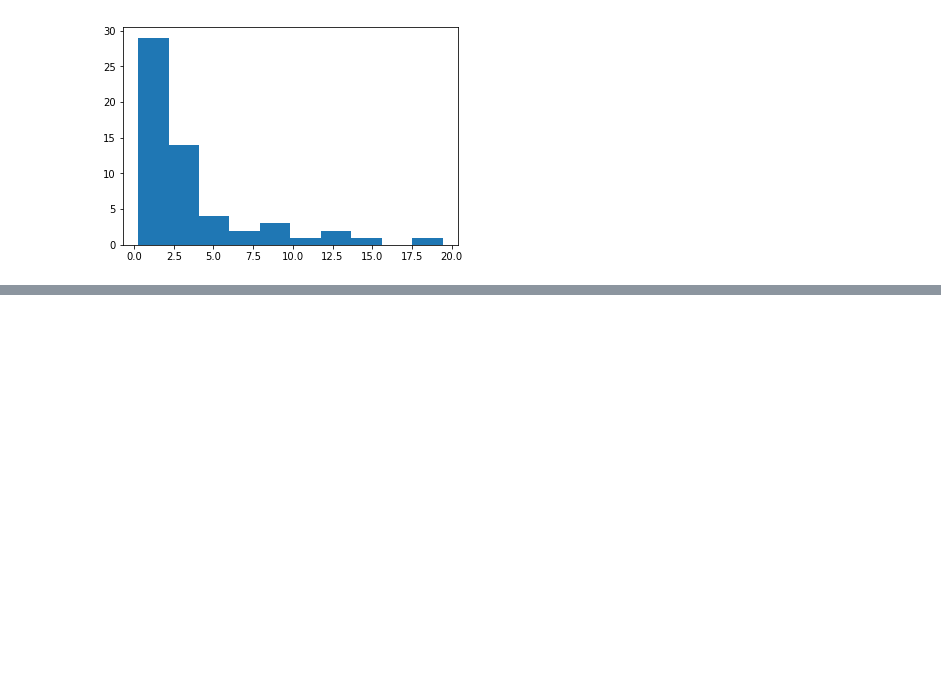
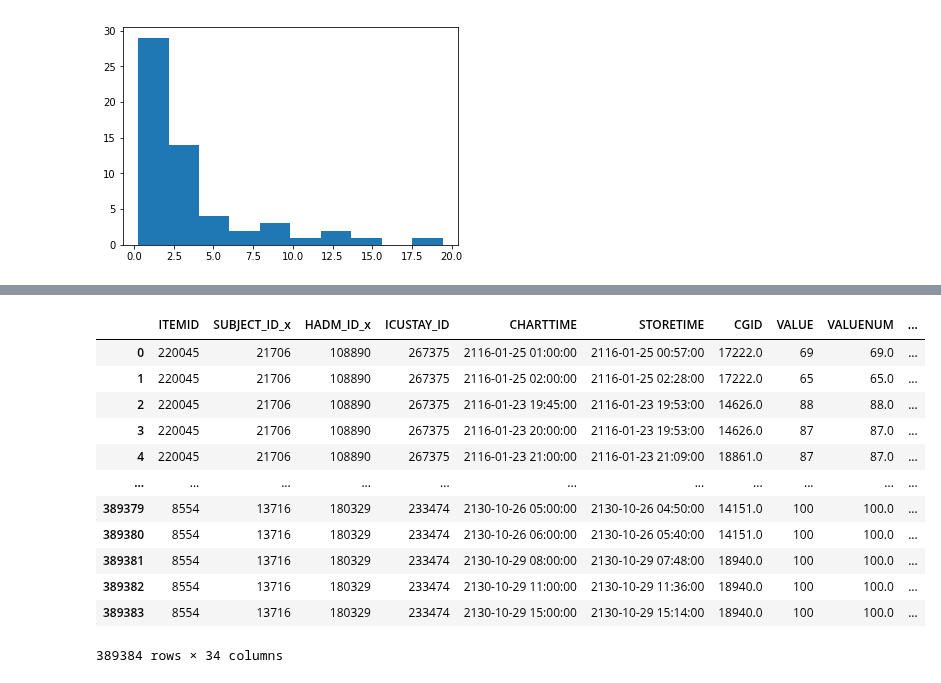
Before and after one commit to adit98/tbi, a Jupyter notebook: notebooks/MIMIC_Data_Processing.ipynb, the cells around one changed output, grey strips where cells are left out. Cells and saved outputs as stored; diff of their text form; code cells hidden in the pictures; blank space fills up the shorter version.

```diff
--- a/notebooks/MIMIC_Data_Processing.ipynb
+++ b/notebooks/MIMIC_Data_Processing.ipynb
@@ -807,0 +850,18 @@ print(los)
+# %%
+# chartevents.dropna(subset=["ICUSTAY_ID"], inplace=True)
+chartevents = chartevents.merge(icustays, on='ICUSTAY_ID').merge(patients, on='ICUSTAY_ID')
+display(chartevents)
+# %% [output]
+|  | ITEMID | SUBJECT_ID_x | HADM_ID_x | ICUSTAY_ID | CHARTTIME | STORETIME | CGID | VALUE | VALUENUM | ... |
+| 0 | 220045 | 21706 | 108890 | 267375 | 2116-01-25 01:00:00 | 2116-01-25 00:57:00 | 17222.0 | 69 | 69.0 | ... |
+| 1 | 220045 | 21706 | 108890 | 267375 | 2116-01-25 02:00:00 | 2116-01-25 02:28:00 | 17222.0 | 65 | 65.0 | ... |
+| 2 | 220045 | 21706 | 108890 | 267375 | 2116-01-23 19:45:00 | 2116-01-23 19:53:00 | 14626.0 | 88 | 88.0 | ... |
+| 3 | 220045 | 21706 | 108890 | 267375 | 2116-01-23 20:00:00 | 2116-01-23 19:53:00 | 14626.0 | 87 | 87.0 | ... |
+| 4 | 220045 | 21706 | 108890 | 267375 | 2116-01-23 21:00:00 | 2116-01-23 21:09:00 | 18861.0 | 87 | 87.0 | ... |
+| ... | ... | ... | ... | ... | ... | ... | ... | ... | ... | ... |
+| 389379 | 8554 | 13716 | 180329 | 233474 | 2130-10-26 05:00:00 | 2130-10-26 04:50:00 | 14151.0 | 100 | 100.0 | ... |
+| 389380 | 8554 | 13716 | 180329 | 233474 | 2130-10-26 06:00:00 | 2130-10-26 05:40:00 | 14151.0 | 100 | 100.0 | ... |
+| 389381 | 8554 | 13716 | 180329 | 233474 | 2130-10-29 08:00:00 | 2130-10-29 07:48:00 | 18940.0 | 100 | 100.0 | ... |
+| 389382 | 8554 | 13716 | 180329 | 233474 | 2130-10-29 11:00:00 | 2130-10-29 11:36:00 | 18940.0 | 100 | 100.0 | ... |
+| 389383 | 8554 | 13716 | 180329 | 233474 | 2130-10-29 15:00:00 | 2130-10-29 15:14:00 | 18940.0 | 100 | 100.0 | ... |
+389384 rows × 34 columns
```
Also changed, not shown: parts of 7 cells of this notebook.
